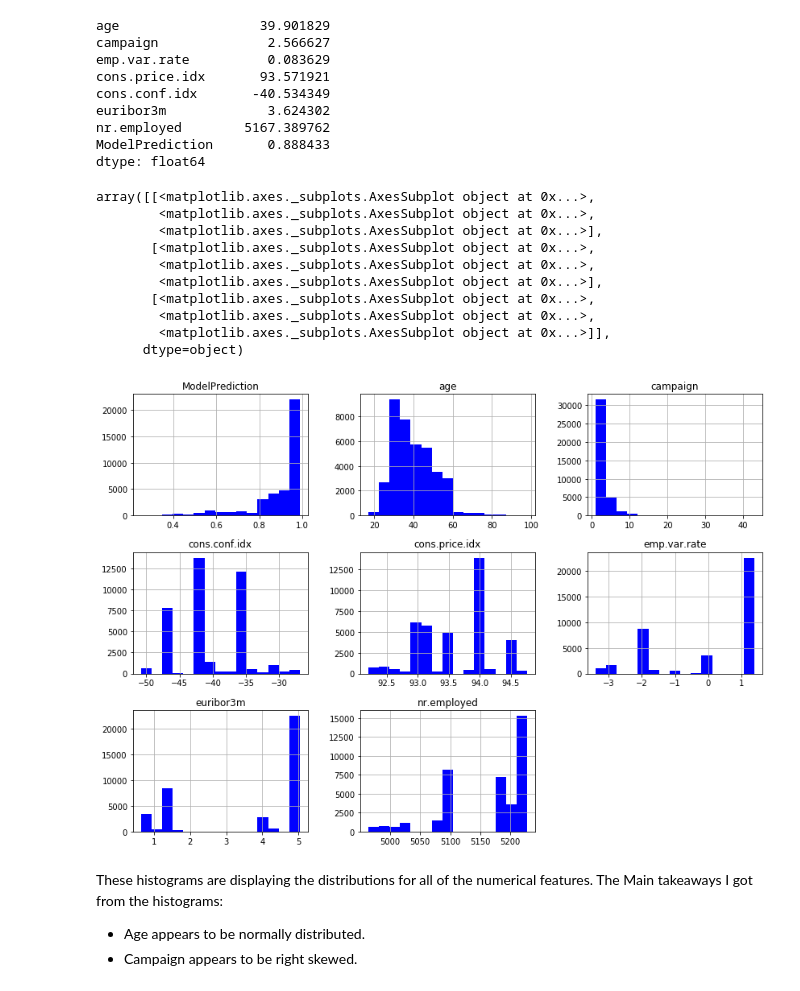
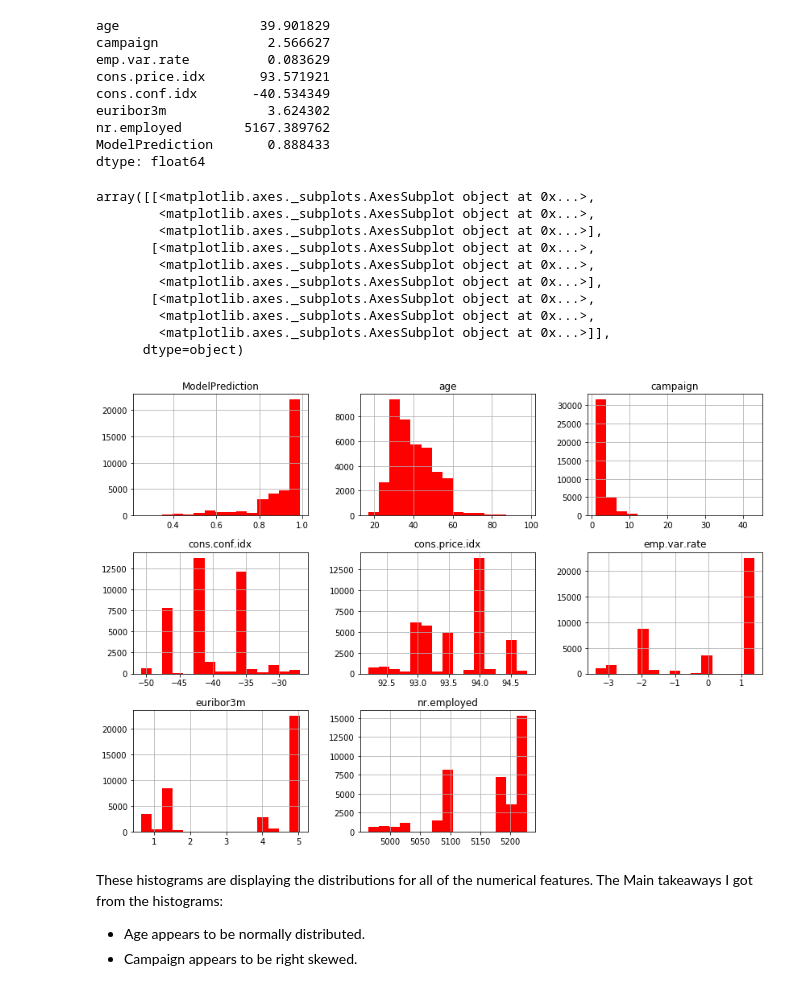
Before and after one commit to ajkeamy/QL-Bank-Marketing, a Jupyter notebook: Bank_Marketing_Notebook.ipynb, the cells around one changed output. Saved outputs shown, nothing was run; the diff lists cells and outputs as text; code cells hidden in the pictures.

```diff
--- a/Bank_Marketing_Notebook.ipynb
+++ b/Bank_Marketing_Notebook.ipynb
@@ -311,19 +311,19 @@ nr.employed        5167.389762
 ModelPrediction       0.888433
 dtype: float64
 # %%
-df.hist(figsize=(14,10),bins=15,color='b')
+df.hist(figsize=(14,10),bins=15,color='r')
 # %% [output]
 array([[<matplotlib.axes._subplots.AxesSubplot object at 0x...>,
         <matplotlib.axes._subplots.AxesSubplot object at 0x...>,
         <matplotlib.axes._subplots.AxesSubplot object at 0x...>],
        [<matplotlib.axes._subplots.AxesSubplot object at 0x...>,
         <matplotlib.axes._subplots.AxesSubplot object at 0x...>,
         <matplotlib.axes._subplots.AxesSubplot object at 0x...>],
        [<matplotlib.axes._subplots.AxesSubplot object at 0x...>,
         <matplotlib.axes._subplots.AxesSubplot object at 0x...>,
         <matplotlib.axes._subplots.AxesSubplot object at 0x...>]],
       dtype=object)
-[figure, old version]
+[figure, new version]
 # %% [markdown]
 These histograms are displaying the distributions for all of the numerical features. The Main takeaways I got from the histograms:
 - Age appears to be normally distributed.
```
Also changed, not shown: parts of 22 cells of this notebook.
